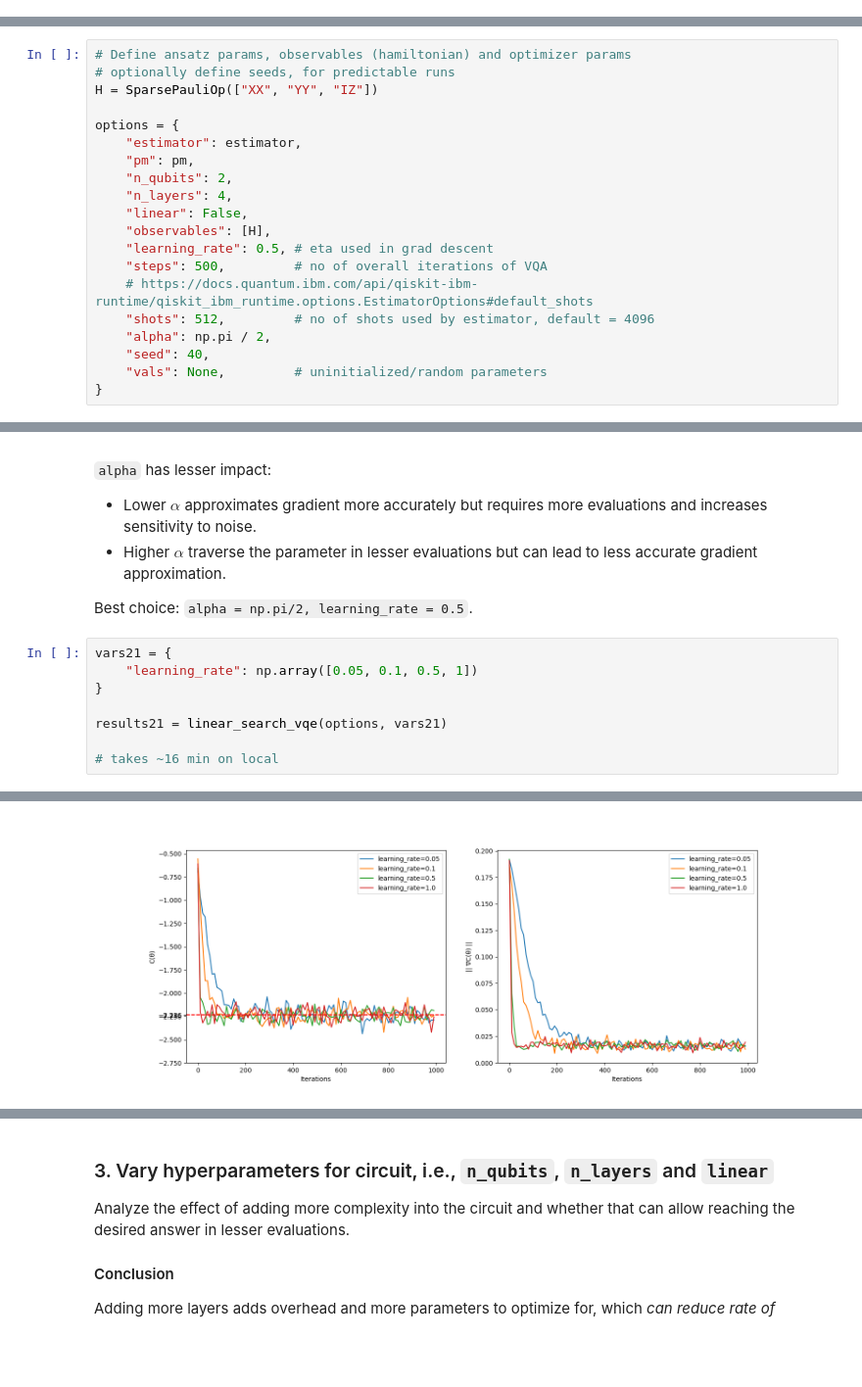
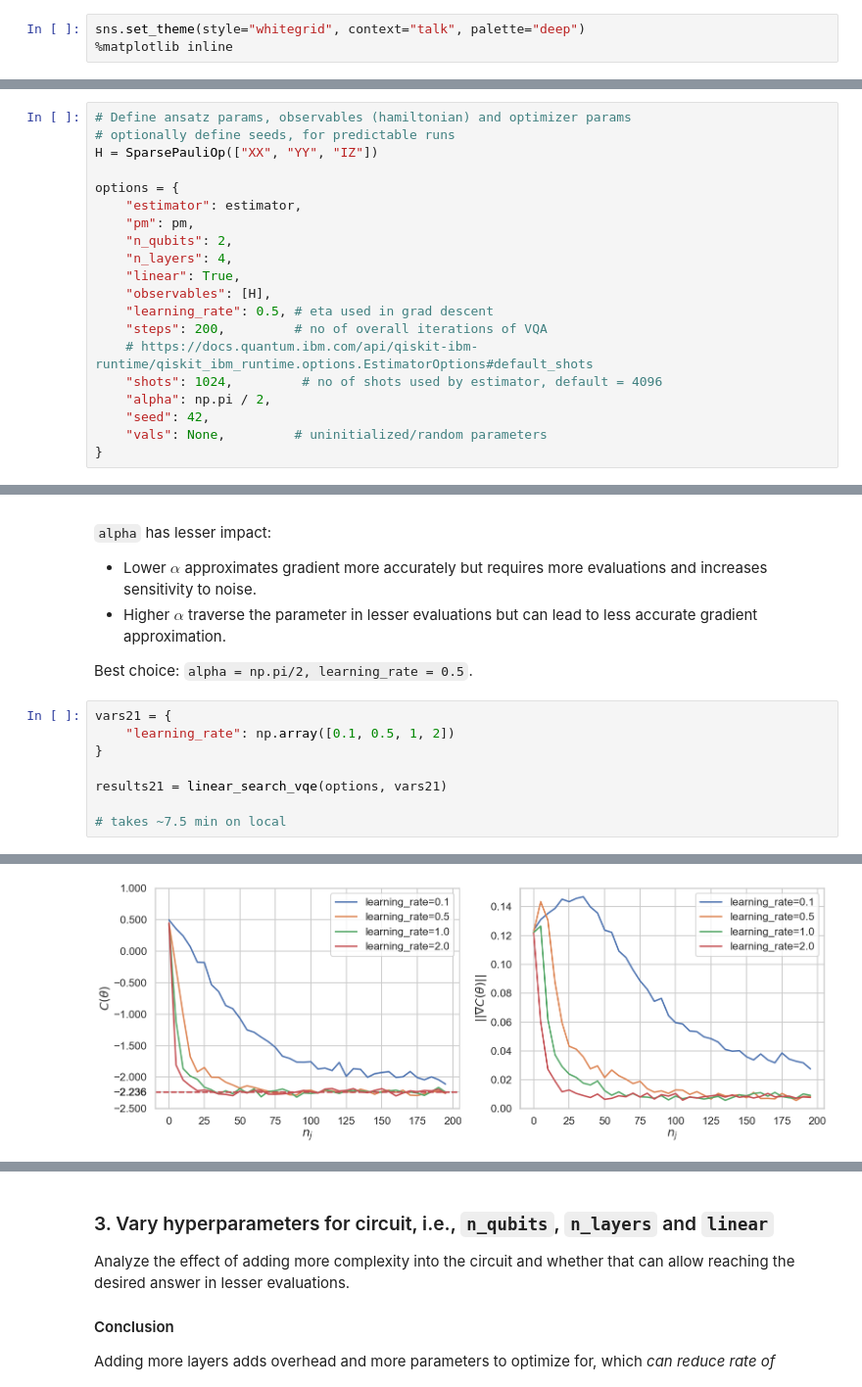
Before and after one commit to sushantpadha/intro_to_qml, a Jupyter notebook: week2/main.ipynb, the cells around one changed output, grey strips where cells are left out. Shown at 98% size. Drawn from its saved outputs; the diff is of its cells as text; blank space fills up the shorter version.

Commit message:
first (decent) iteration of DQC solver

```diff
--- a/week2/main.ipynb
+++ b/week2/main.ipynb
@@ -64,3 +64,6 @@ from itertools import product
+# %%
+sns.set_theme(style="whitegrid", context="talk", palette="deep")
+%matplotlib inline
 # %% [markdown]
 ## General Functions
 The functions below cover the main steps of making a variational quantum eigensolver (VQE).
@@ -520,14 +518,14 @@ options = {
     "pm": pm,
     "n_qubits": 2,
     "n_layers": 4,
-    "linear": False,
+    "linear": True,
     "observables": [H],
     "learning_rate": 0.5, # eta used in grad descent
-    "steps": 500,         # no of overall iterations of VQA
+    "steps": 200,         # no of overall iterations of VQA
     # https://docs.quantum.ibm.com/api/qiskit-ibm-runtime/qiskit_ibm_runtime.options.EstimatorOptions#default_shots
-    "shots": 512,         # no of shots used by estimator, default = 4096
+    "shots": 1024,         # no of shots used by estimator, default = 4096
     "alpha": np.pi / 2,
-    "seed": 40,
+    "seed": 42,
     "vals": None,         # uninitialized/random parameters
 }
 # %%
@@ -655,10 +653,10 @@ Fidelity: |⟨ψ_G|ψ_VQE⟩|² = 0.9999411193081954
 Best choice: `alpha = np.pi/2, learning_rate = 0.5`.
 # %%
 vars21 = {
-    "learning_rate": np.array([0.05, 0.1, 0.5, 1])
+    "learning_rate": np.array([0.1, 0.5, 1, 2])
 }
 
 results21 = linear_search_vqe(options, vars21)
 
-# takes ~16 min on local
+# takes ~7.5 min on local
 # %% [output]
@@ -682,4 +680,4 @@ Fidelity: |⟨ψ_G|ψ_VQE⟩|² = 0.9998887046741282
-[figure, old version]
+[figure, new version]
 # %%
 vars22 = {
     "alpha": np.pi / np.array([2, 4, 8])
```
Also changed, not shown: parts of 10 cells of this notebook.
